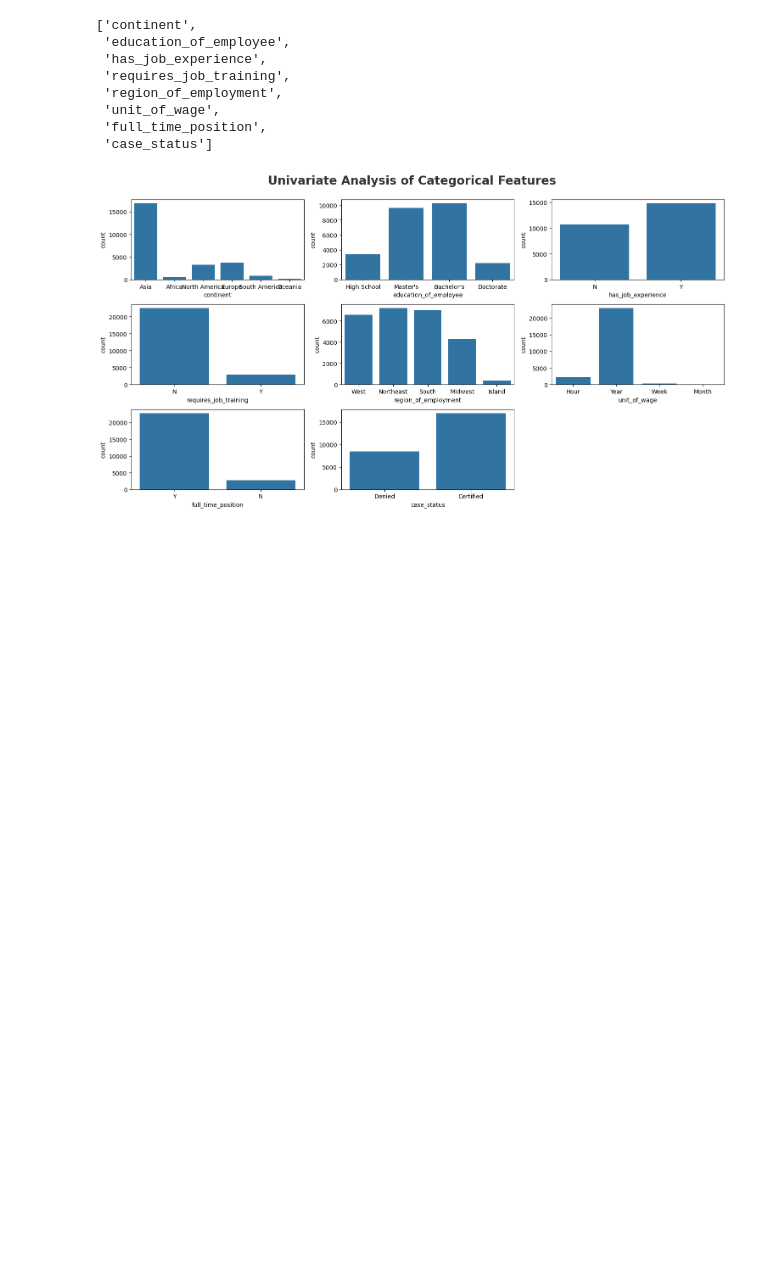
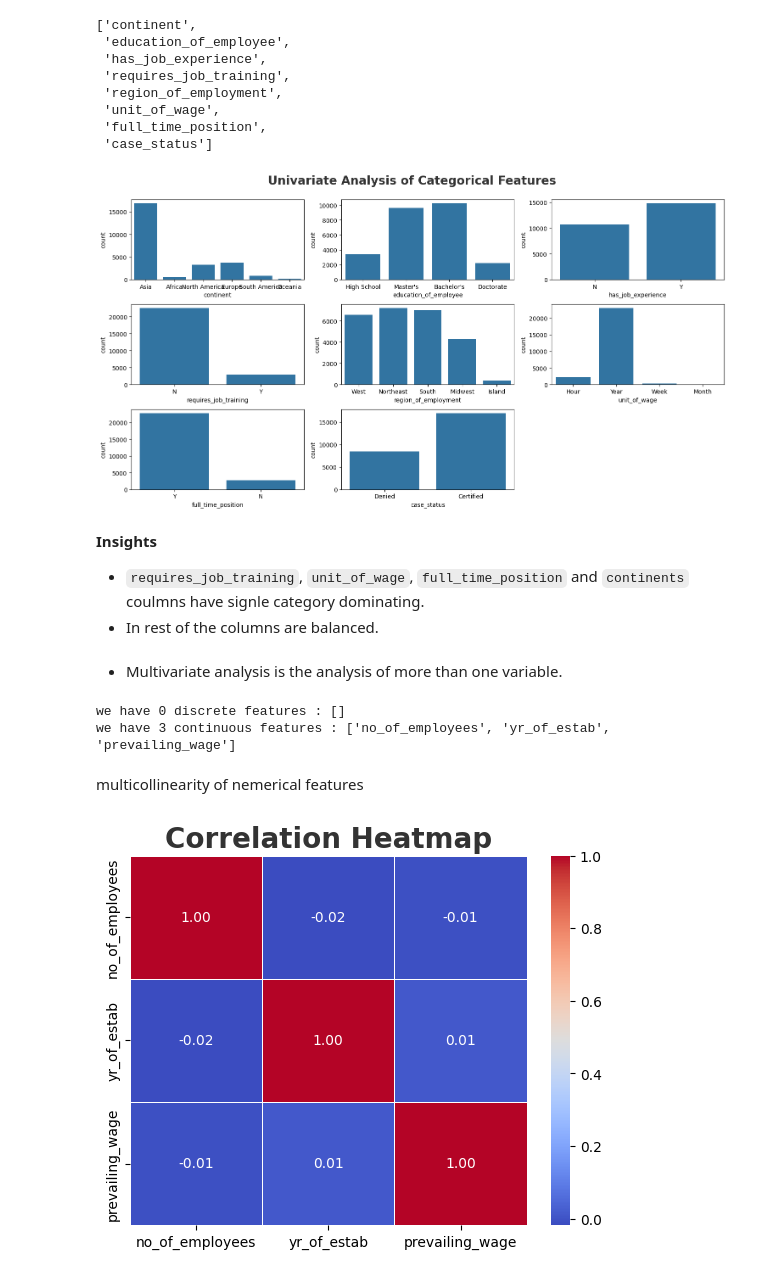
Before and after one commit to iqbal-svg/mlops-production-ready-machine-learning-project, a Jupyter notebook: notebook/1_eda_us_visa.ipynb, the cells around one changed output. Cells and saved outputs as stored; diff of their text form; code cells hidden in the pictures; blank space fills up the shorter version.

Commit message:
visualisation

```diff
--- a/notebook/1_eda_us_visa.ipynb
+++ b/notebook/1_eda_us_visa.ipynb
@@ -221,3 +219,9 @@ for i in range(0, len(categorical_features)):
     plt.tight_layout()
 # %% [output]
 [figure]
+# %% [markdown]
+**Insights**
+ - `requires_job_training`, `unit_of_wage`, `full_time_position` and `continents` coulmns have signle category dominating.
+ - In rest of the columns are balanced.
+# %% [markdown]
+* Multivariate analysis is the analysis of more than one variable.
@@ -223,0 +232,15 @@ for i in range(0, len(categorical_features)):
+# %%
+print(f"we have {len(discrete_features)} discrete features : {discrete_features}")
+print(f"we have {len(continuous_features)} continuous features : {continuous_features}")
+# %% [output]
+we have 0 discrete features : []
+we have 3 continuous features : ['no_of_employees', 'yr_of_estab', 'prevailing_wage']
+# %% [markdown]
+multicollinearity of nemerical features
+# %%
+cor = df.corr(numeric_only=True)  # <-- no .all
+sns.heatmap(cor, annot=True, cmap='coolwarm', fmt='.2f', linewidths=0.5)
+plt.title('Correlation Heatmap', fontsize=20, fontweight='bold', alpha=0.8)
+plt.show()
+# %% [output]
+[figure, added]
```
Also changed, not shown: parts of 10 cells of this notebook.
